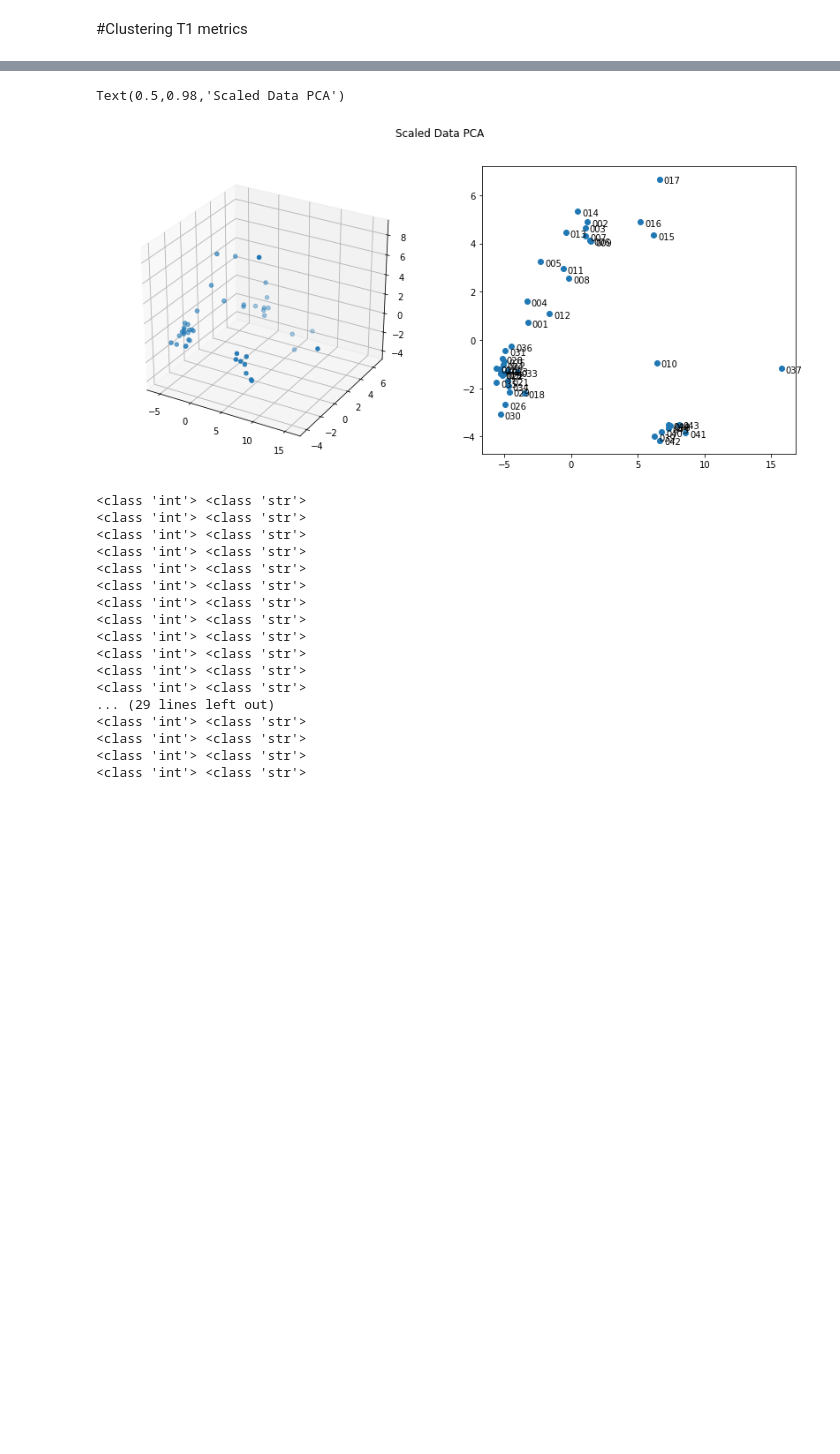
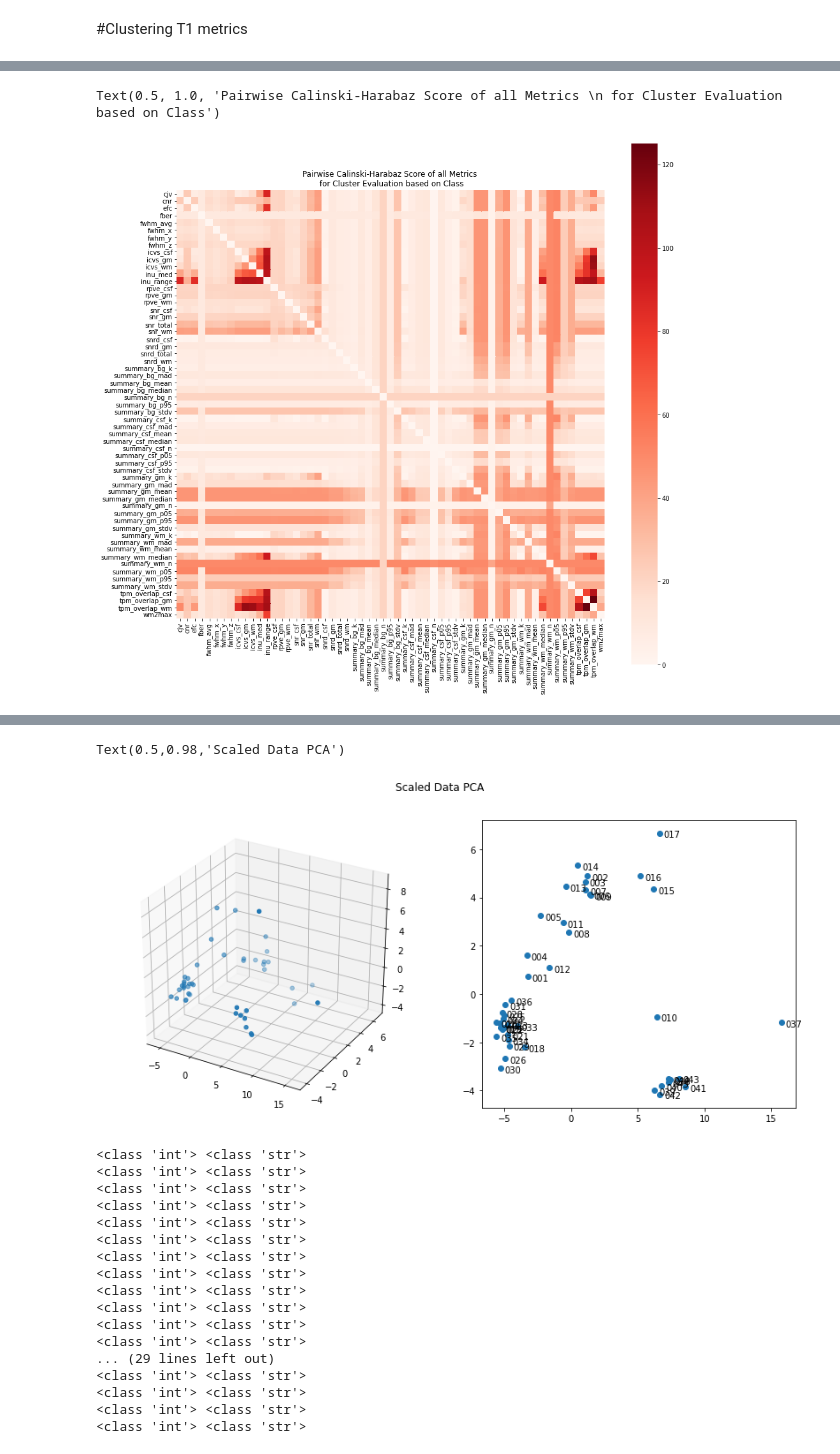
Before and after one commit to FMendezSlc/PREMCAS_COLAB, a Jupyter notebook: Classification_task.ipynb, the cells around one changed output, grey strips where cells are left out. Drawn from its saved outputs; the diff is of its cells as text; code cells hidden in the pictures; blank space fills up the shorter version.

```diff
--- a/Classification_task.ipynb
+++ b/Classification_task.ipynb
@@ -69,0 +74,15 @@ denNorm_fig.savefig('C:\\Users\\FELIPE\\Documents\\PREEMACS\\std_data_dendrogram
+# %%
+# DO NOT RUN AGAIN
+# This creates a shitload of figures
+fig_num = 0
+for ii in range(3, 31, 4):
+    for jj in range(31, 62, 4):
+        g = sns.PairGrid(std_df, hue= 'Class', x_vars = std_df.columns[ii:ii+4], y_vars = std_df.columns[jj:jj+4])
+        g.map(plt.scatter)
+        g.add_legend()
+        g.savefig(f'/Users/labc02/Documents/PREEMACS/Std_VarGrid{fig_num}')
+        plt.close()
+        fig_num += 1
+# %%
+tidy_df.rename(columns={'Unnamed: 0':'Idx'}, inplace = True)
+tidy_df
@@ -69,0 +156,23 @@ denNorm_fig.savefig('C:\\Users\\FELIPE\\Documents\\PREEMACS\\std_data_dendrogram
+# %%
+# Calculate Pairwise Calinsky-Harabaz Score Between All Metrics Pairs
+cols = []
+ch_score = np.empty((59, 59))
+col = 0
+for ii in tidy_df.columns[3:]:
+    cols.append(ii)
+    row = 0
+    for jj in tidy_df.columns[3:]:
+        X_ = pd.concat([tidy_df[jj], tidy_df[ii]], axis = 1)
+        ch_score[row, col] = CHS(X_, tidy_df['Class'])
+        row +=1
+    col += 1
+# %%
+np.fill_diagonal(ch_score, 0) # set diagonal to zero
+CH_df = pd.DataFrame(data = ch_score, index = cols, columns  = cols)
+# %%
+CHS_figure = plt.figure(figsize = (15,15))
+sns.heatmap(CH_df, square = True, cmap = 'Reds')
+plt.title('Pairwise Calinski-Harabaz Score of all Metrics \n for Cluster Evaluation based on Class')
+# %% [output]
+Text(0.5, 1.0, 'Pairwise Calinski-Harabaz Score of all Metrics \n for Cluster Evaluation based on Class')
+[figure, added]
```
Also changed, not shown: parts of 46 cells of this notebook, 1 other file.
